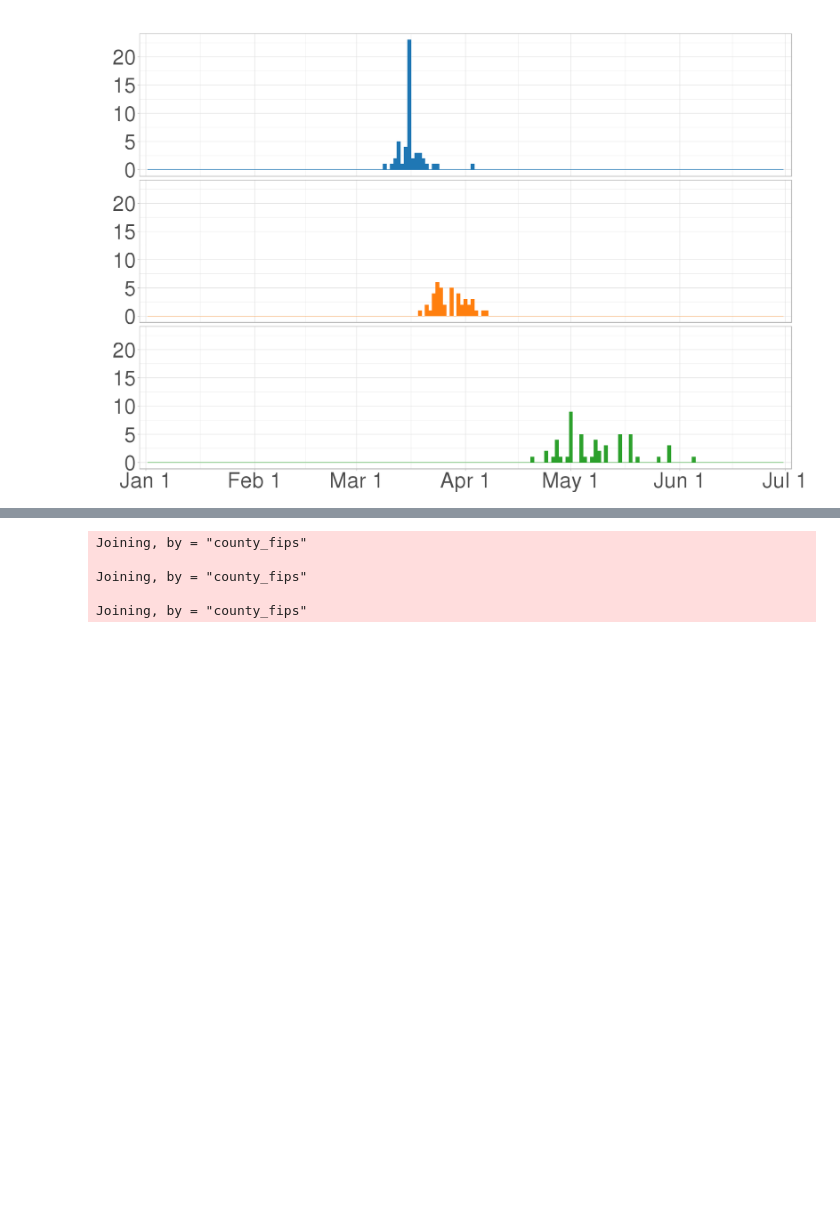
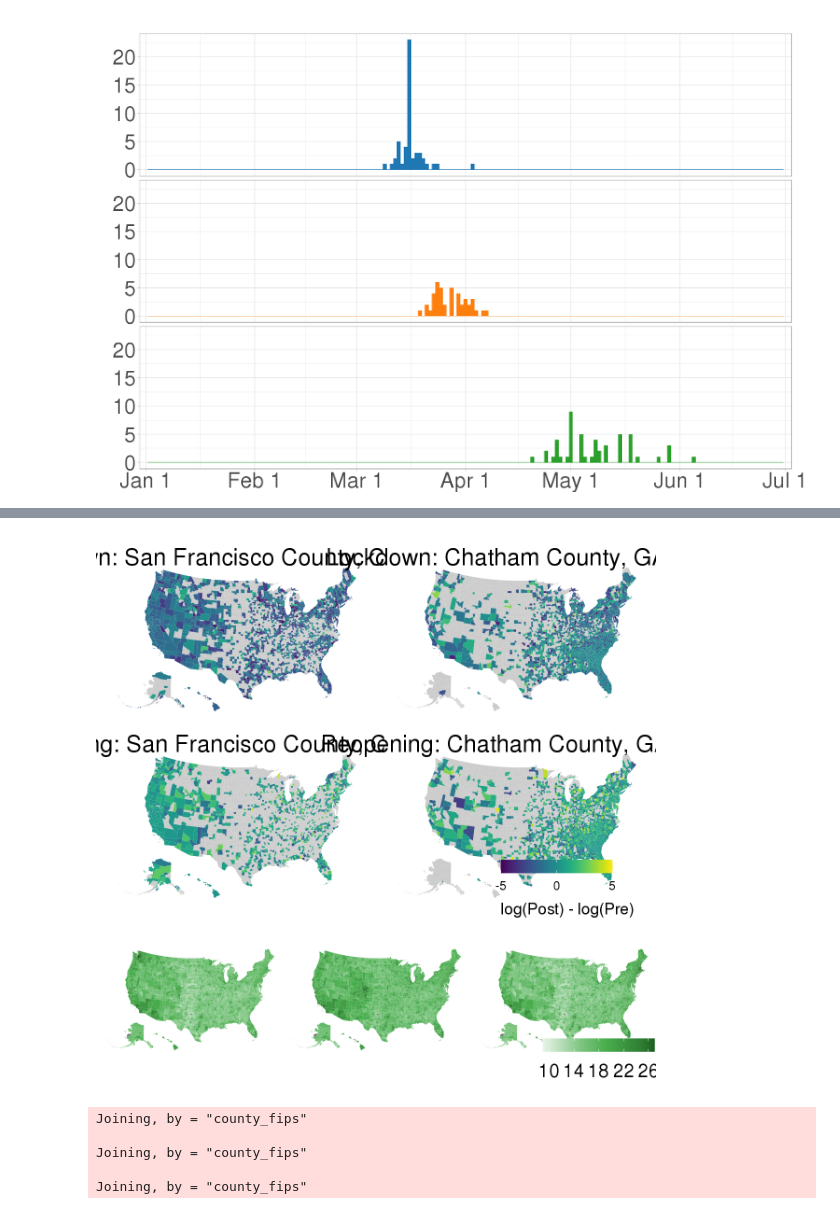
Before and after one commit to mfzhao/covid_peerfx_reopening, a Jupyter notebook: paper_code/3-Fig1.ipynb, the cells around one changed output, grey strips where cells are left out. Saved outputs shown, nothing was run; the diff lists cells and outputs as text; code cells hidden in the pictures; blank space fills up the shorter version.

```diff
--- a/paper_code/3-Fig1.ipynb
+++ b/paper_code/3-Fig1.ipynb
@@ -313,3 +328,28 @@ ggsave('/home/mfzhao/p1/p1b4.svg', p1b4, device = 'svg', width = 5, height = 3,
+# %%
+#lay2 <- cbind(rbind(1,2), rbind(3,4))
+#lay4 <- cbind(1,2,3)
+
+g2 <- arrangeGrob(grobs = list(p1b1, p1b2, p1b3, p1b4), layout_matrix = lay2)
+g4 <- arrangeGrob(grobs = list(p1d1, p1d2, p1d3), layout_matrix = lay4)
+
+#lay <- rbind(rep(1, 25),
+#             rep(1, 25),
+#             rep(1, 25),
+#             rep(1, 25),
+#             rep(1, 25),
+#             rep(1, 25),
+#             rep(1, 25),
+#             rep(1, 25),
+#             rep(1, 25),
+#             rep(1, 25),
+#             rep(2, 25),
+#             rep(2, 25),
+#             rep(2, 25),
+#             rep(2, 25),
+#             rep(2, 25))
+#grid.arrange(grobs = list(g2, g4), layout_matrix = lay) -> p1
+# %% [output]
+[figure, added]
 # %%
 counties_sf %>%
     left_join(sci %>%
```
Also changed, not shown: parts of 5 cells of this notebook.
